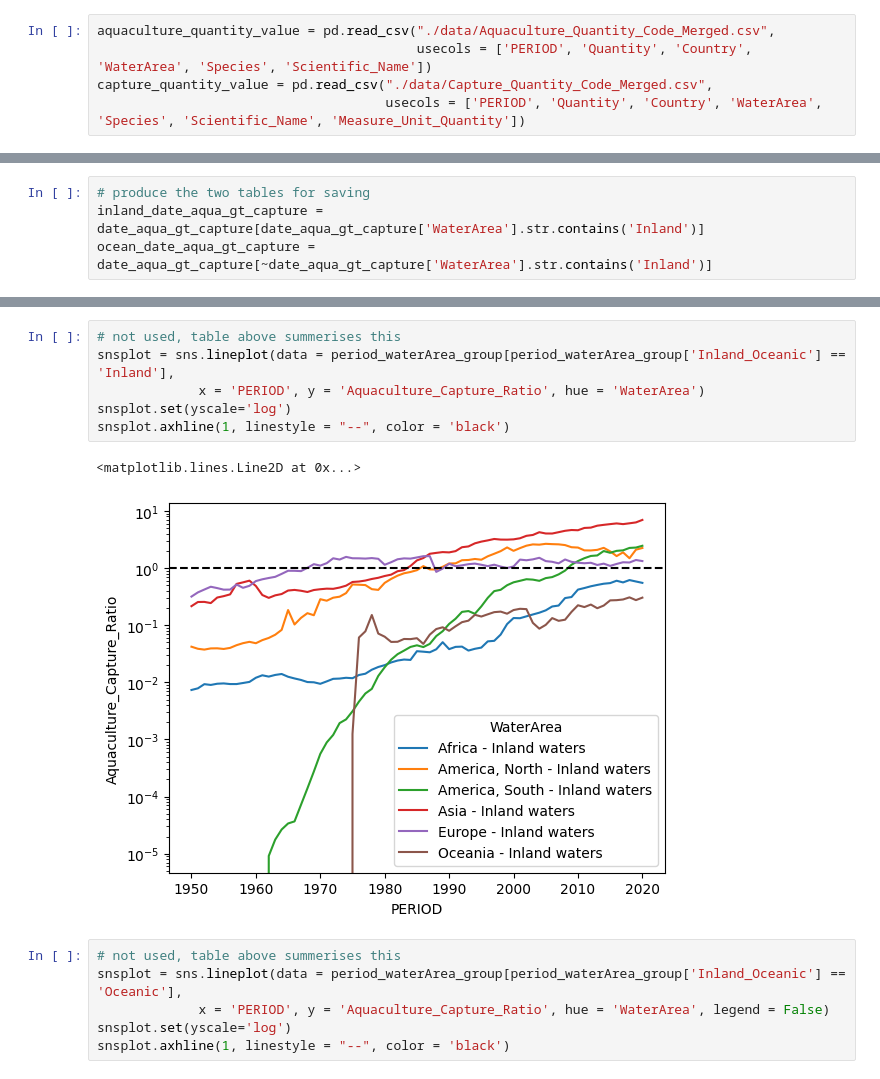
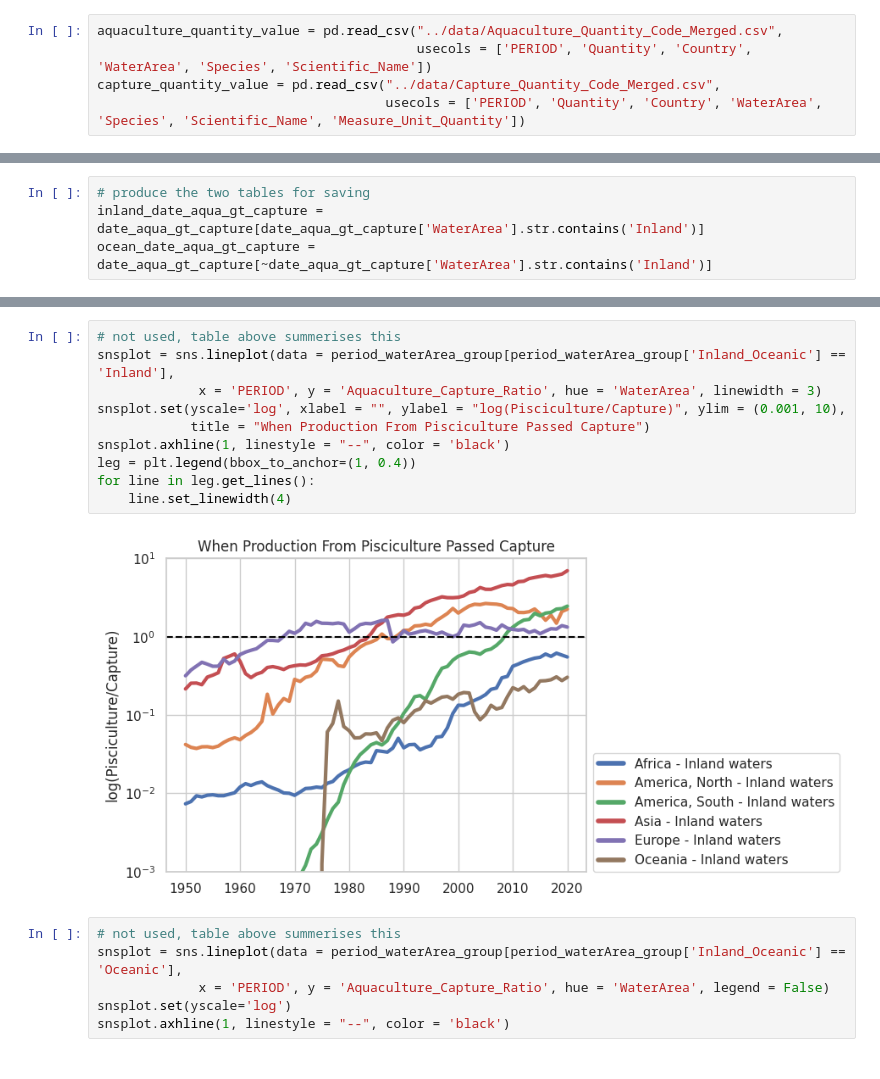
Before and after one commit to seenstevo/Pisciculture_EDA, a Jupyter notebook: src/notebooks/Compare_Capture_Aquaculture.ipynb, the cells around one changed output, grey strips where cells are left out. Saved outputs shown, nothing was run; the diff lists cells and outputs as text.

```diff
--- a/src/notebooks/Compare_Capture_Aquaculture.ipynb
+++ b/src/notebooks/Compare_Capture_Aquaculture.ipynb
@@ -9,7 +11,7 @@ os.chdir('/home/sean/Documentos/the_bridge_bootcamp/My_Workspaces/Fish_EDA/src')
 # %%
-aquaculture_quantity_value = pd.read_csv("./data/Aquaculture_Quantity_Code_Merged.csv",
+aquaculture_quantity_value = pd.read_csv("../data/Aquaculture_Quantity_Code_Merged.csv",
                                          usecols = ['PERIOD', 'Quantity', 'Country', 'WaterArea', 'Species', 'Scientific_Name'])
-capture_quantity_value = pd.read_csv("./data/Capture_Quantity_Code_Merged.csv",
+capture_quantity_value = pd.read_csv("../data/Capture_Quantity_Code_Merged.csv",
                                      usecols = ['PERIOD', 'Quantity', 'Country', 'WaterArea', 'Species', 'Scientific_Name', 'Measure_Unit_Quantity'])
 # %%
 aquaculture_quantity_value.rename(columns = {'Quantity': 'Quantity_Aquaculture'}, inplace = True)
@@ -132,12 +144,15 @@ ocean_date_aqua_gt_capture = date_aqua_gt_capture[~date_aqua_gt_capture['WaterAr
 # %%
 # not used, table above summerises this
 snsplot = sns.lineplot(data = period_waterArea_group[period_waterArea_group['Inland_Oceanic'] == 'Inland'],
-             x = 'PERIOD', y = 'Aquaculture_Capture_Ratio', hue = 'WaterArea')
-snsplot.set(yscale='log')
+             x = 'PERIOD', y = 'Aquaculture_Capture_Ratio', hue = 'WaterArea', linewidth = 3)
+snsplot.set(yscale='log', xlabel = "", ylabel = "log(Pisciculture/Capture)", ylim = (0.001, 10),
+            title = "When Production From Pisciculture Passed Capture")
 snsplot.axhline(1, linestyle = "--", color = 'black')
+leg = plt.legend(bbox_to_anchor=(1, 0.4))
+for line in leg.get_lines():
+    line.set_linewidth(4)
 # %% [output]
-<matplotlib.lines.Line2D at 0x...>
-[figure, old version]
+[figure, new version]
 # %%
 # not used, table above summerises this
 snsplot = sns.lineplot(data = period_waterArea_group[period_waterArea_group['Inland_Oceanic'] == 'Oceanic'],
```
Also changed, not shown: parts of 10 cells of this notebook, 2 other files.
